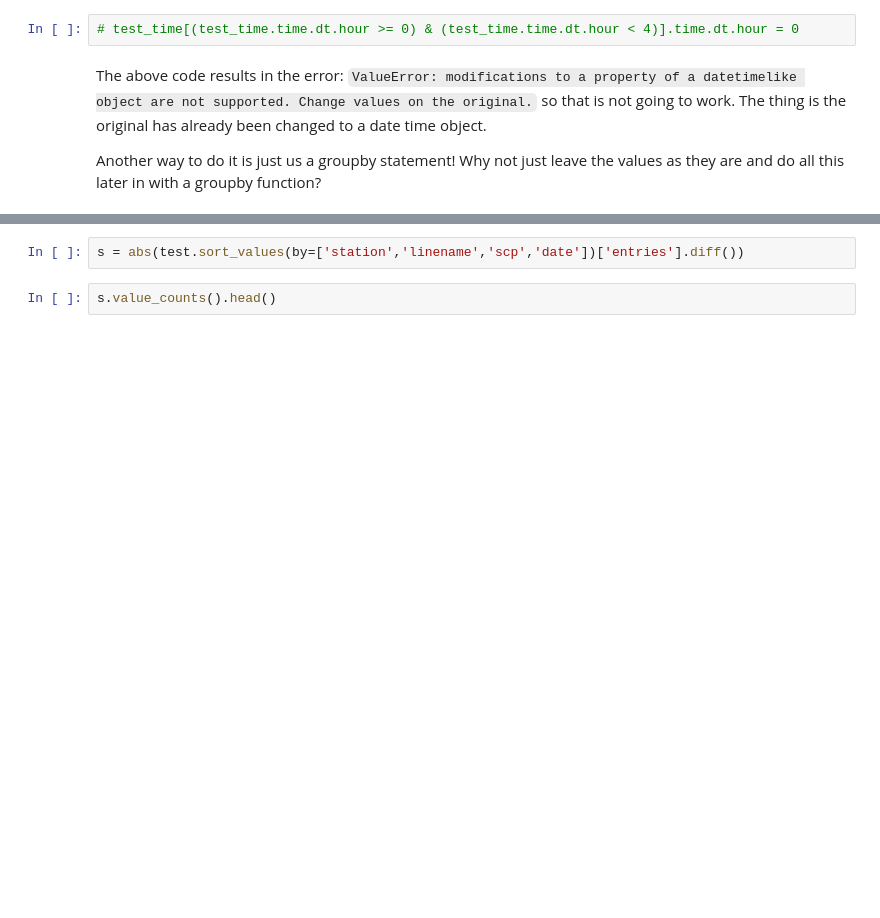
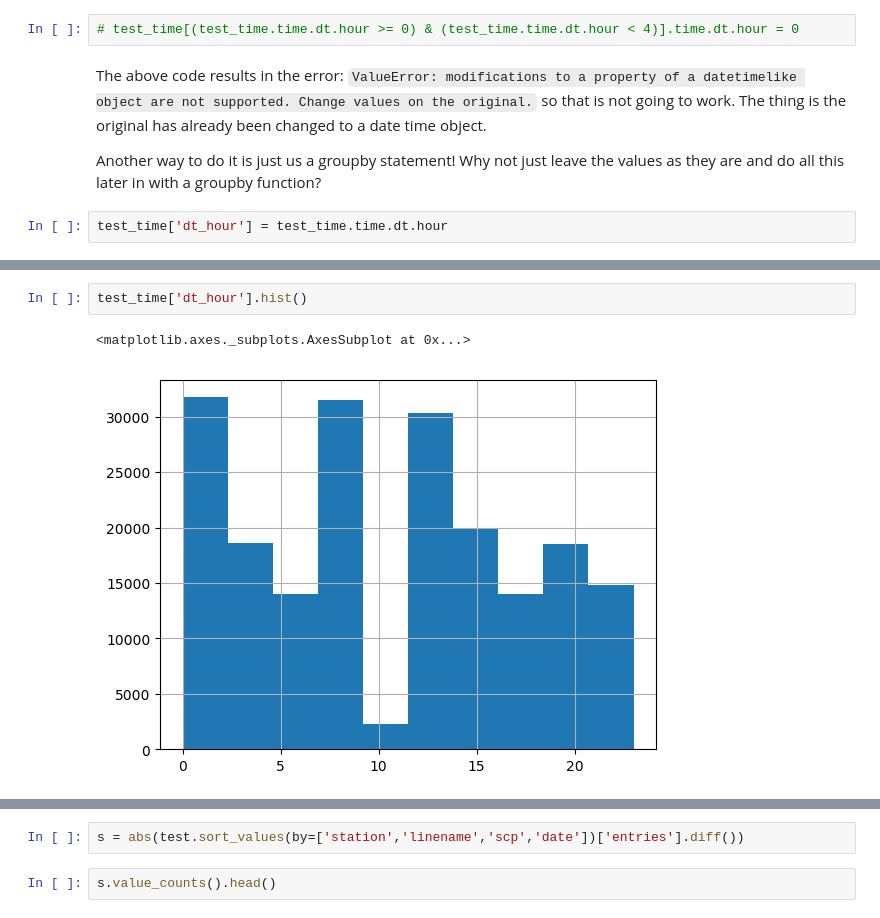
Before and after one commit to jonram91/MTAProject1, a Jupyter notebook: project_1_postBenson_MR.ipynb, the cells around one changed output, grey strips where cells are left out. Cells and saved outputs as stored; diff of their text form; blank space fills up the shorter version.

```diff
--- a/project_1_postBenson_MR.ipynb
+++ b/project_1_postBenson_MR.ipynb
@@ -117,3 +117,5 @@ I was trying to loop through this and assign values but that is stupid! You just
 The above code results in the error: `ValueError: modifications to a property of a datetimelike object are not supported. Change values on the original.` so that is not going to work. The thing is the original has already been changed to a date time object.
 
 Another way to do it is just us a groupby statement! Why not just leave the values as they are and do all this later in with a groupby function?
+# %%
+test_time['dt_hour'] = test_time.time.dt.hour
@@ -119,0 +130,5 @@ Another way to do it is just us a groupby statement! Why not just leave the valu
+# %%
+test_time['dt_hour'].hist()
+# %% [output]
+<matplotlib.axes._subplots.AxesSubplot at 0x...>
+[figure, added]
```
Also changed, not shown: parts of 5 cells of this notebook.
